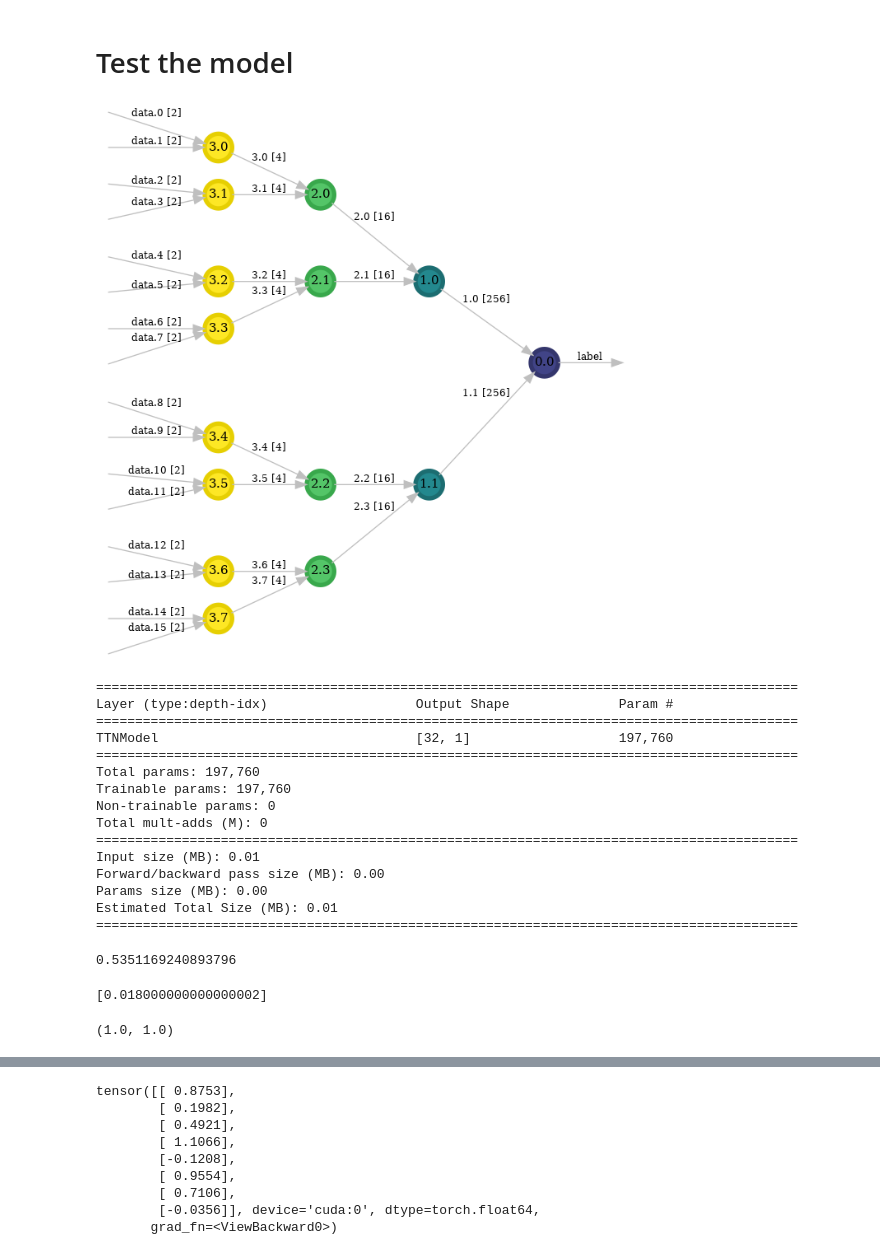
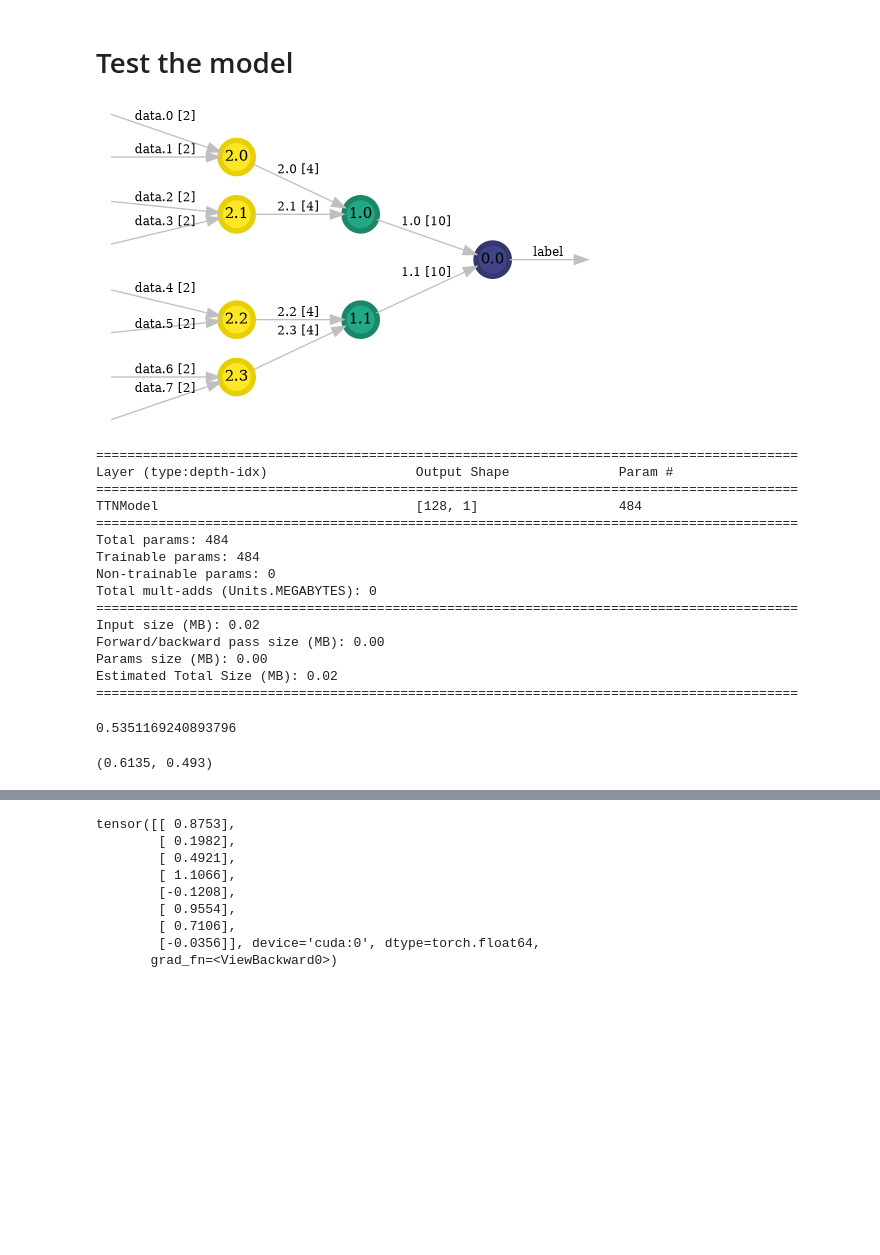
Before and after one commit to c0pp1/TTN4HEP, a Jupyter notebook: TTN/myttnlibrary.ipynb, the cells around one changed output, grey strips where cells are left out. Cells and saved outputs as stored; diff of their text form; code cells hidden in the pictures; blank space fills up the shorter version.

```diff
--- a/TTN/myttnlibrary.ipynb
+++ b/TTN/myttnlibrary.ipynb
@@ -185,7 +185,7 @@ def one_epoch_one_tensor_torch(tensor, data_batched, train_dl, optimizer, loss_f
 
             probs = torch.real(torch.pow(outputs, 2))
             probs = probs / torch.sum(probs)
-            loss = loss_fn(labels, probs)
+            loss = loss_fn(labels, probs, [tensor])
 
             loss.backward()
             optimizer.step()
@@ -759,13 +759,16 @@ class TTNModel(torch.nn.Module, TTN):
 # Test the model
 # %%
 h = 2
-BATCH_SIZE = 32
-DATASET = 'stripe'
+features = h**2
+BATCH_SIZE = 128
+DATASET = 'higgs'
 
 if DATASET == 'mnist':
     train_dl, test_dl, train_visual = get_mnist_data_loaders(h, batch_size=BATCH_SIZE)
 elif DATASET == 'stripe':
-    train_dl, test_dl = get_stripeimage_data_loaders(4, h, batch_size=BATCH_SIZE)
+    train_dl, test_dl, features = get_stripeimage_data_loaders(4, h, batch_size=BATCH_SIZE)
 elif DATASET == 'iris':
     # worst performance with iris-versicolor and iris-virginica
-    train_dl, test_dl, h = get_iris_data_loaders(batch_size=BATCH_SIZE, sel_labels=['Iris-virginica', 'Iris-versicolor', 'Iris-setosa'])
+    train_dl, test_dl, features = get_iris_data_loaders(batch_size=BATCH_SIZE, sel_labels=['Iris-virginica', 'Iris-versicolor', 'Iris-setosa'])
+elif DATASET == 'higgs':
+    train_dl, test_dl, features = get_higgs_data_loaders(batch_size=BATCH_SIZE)
@@ -775,11 +785,10 @@ def loss(labels, output):
 # %%
 DEVICE = 'cuda'
-BOND_DIM = 256
+BOND_DIM = 10
 DTYPE = torch.double
 N_LABELS = 1
-features = 16
 
 model = TTNModel(features, bond_dim=BOND_DIM, n_labels=N_LABELS, device=DEVICE, dtype=DTYPE)
 model.draw()
 # %% [output]
-[figure, old version]
+[figure, new version]
@@ -796,17 +803,17 @@ summary(model, input_size=(BATCH_SIZE, features, 2), dtypes=[DTYPE], device=DEVI
 ==========================================================================================
 Layer (type:depth-idx)                   Output Shape              Param #
 ==========================================================================================
-TTNModel                                 [32, 1]                   197,760
+TTNModel                                 [128, 1]                  484
 ==========================================================================================
-Total params: 197,760
-Trainable params: 197,760
+Total params: 484
+Trainable params: 484
 Non-trainable params: 0
-Total mult-adds (M): 0
+Total mult-adds (Units.MEGABYTES): 0
 ==========================================================================================
-Input size (MB): 0.01
+Input size (MB): 0.02
 Forward/backward pass size (MB): 0.00
 Params size (MB): 0.00
-Estimated Total Size (MB): 0.01
+Estimated Total Size (MB): 0.02
 ==========================================================================================
 # %%
 data = torch.rand(256, features, 2, dtype=DTYPE, device=DEVICE)
@@ -889,14 +897,10 @@ for epoch in trange(EPOCHS, desc='epochs', position=0):
 
 
 loss_history = np.array(tot_loss_history)
-# %%
-scheduler.get_last_lr()
-# %% [output]
-[0.018000000000000002]
 # %%
 accuracy(model, DEVICE, train_dl, test_dl, DTYPE)
 # %% [output]
-(1.0, 1.0)
+(0.6135, 0.493)
 # %%
 torch.save(model.state_dict, f'models/trainedmodel_{DATASET}_bond{BOND_DIM}_type{str(DTYPE).split(".")[1]}_{now.strftime("%Y%m%d-%H%M%S")}.dict')
 np.save(f'models/loss_history_{now.strftime("%Y%m%d-%H%M%S")}.npy', loss_history)
```
Also changed, not shown: parts of 18 cells of this notebook, 1 other file.
